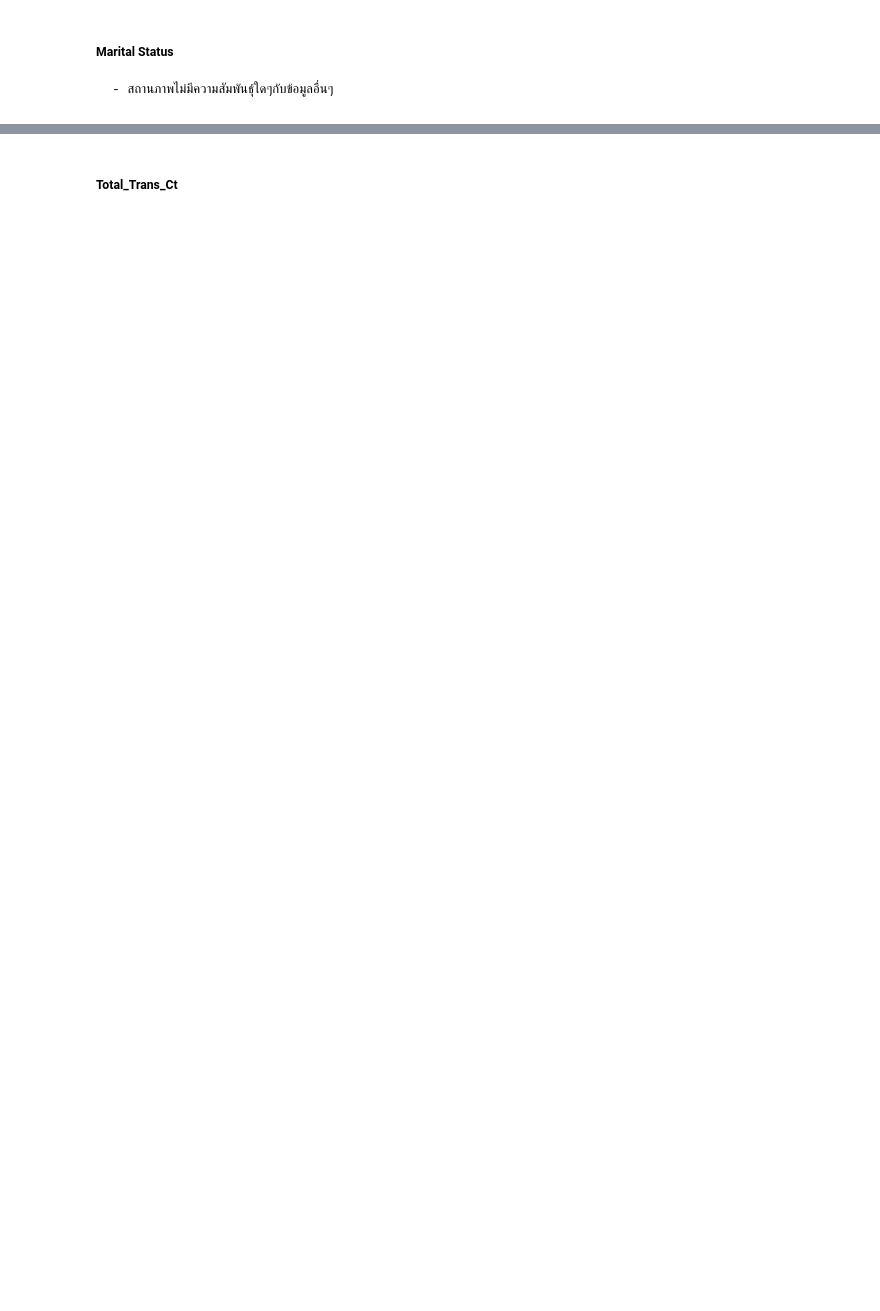
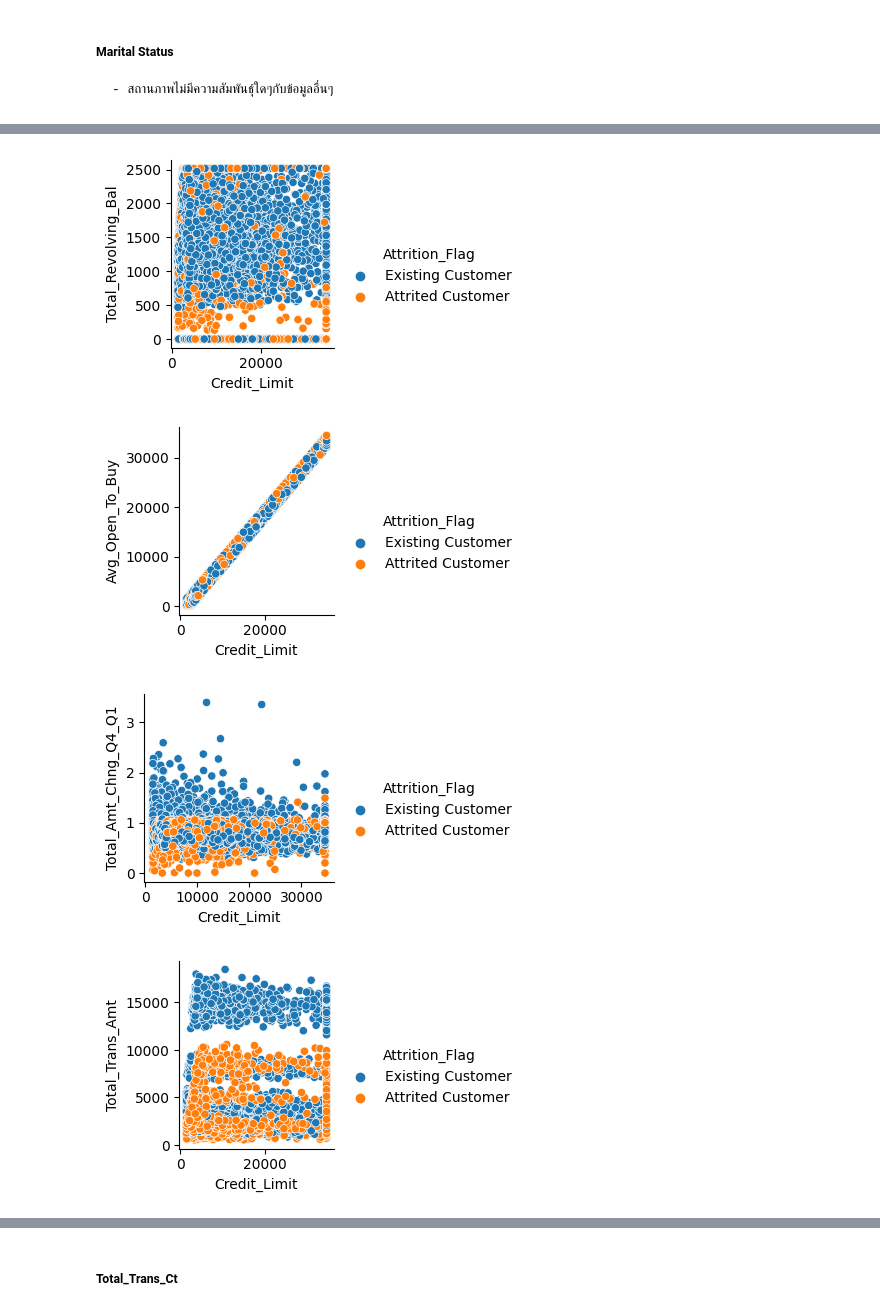
Before and after one commit to thanachart29/Machine-Learning-Class, a Jupyter notebook: hw1/hw1.ipynb, the cells around one changed output, grey strips where cells are left out. Saved outputs shown, nothing was run; the diff lists cells and outputs as text; code cells hidden in the pictures; blank space fills up the shorter version.

```diff
--- a/hw1/hw1.ipynb
+++ b/hw1/hw1.ipynb
@@ -272,0 +224,8 @@ for i in col_name:
+# %%
+for i in num_data_plot:
+    sns.boxplot(data=df, x='Months_Inactive_12_mon', y= i, hue = 'Attrition_Flag')
+    plt.show()
+cat_data_plot.remove('Months_Inactive_12_mon')
+for j in cat_data_plot:
+    sns.countplot(data=df, x=j, hue="Months_Inactive_12_mon")
+    plt.show()
@@ -276,10 +239,0 @@ sns.histplot(data=df, x="Contacts_Count_12_mon", hue="Attrition_Flag", multiple=
-# %%
-col_name = df.drop(['Attrition_Flag', 'Customer_Age', 'Gender', 'Dependent_count', 'Education_Level', 'Marital_Status', 'Income_Category', 'Card_Category', 'Months_on_book', 'Total_Relationship_Count', 'Months_Inactive_12_mon', 'Contacts_Count_12_mon'], axis=1).columns
-plt.figure(figsize = (25,8))
-for i in col_name:
-    sns.pairplot(
-        df,
-        x_vars= i,
-        y_vars=["Contacts_Count_12_mon"],
-        hue = 'Attrition_Flag'
-    )
@@ -287,0 +240,5 @@ for i in col_name:
+# %%
+for i in num_data_plot:
+    sns.boxplot(data=df, x='Contacts_Count_12_mon', y= i, hue = 'Attrition_Flag')
+    plt.show()
+cat_data_plot.remove('Contacts_Count_12_mon')
@@ -302,0 +265,10 @@ for i in col_name:
+# %%
+num_data_plot.remove('Credit_Limit')
+for i in num_data_plot:
+    sns.pairplot(data=df, x_vars='Credit_Limit', y_vars= i, hue = 'Attrition_Flag')
+    plt.show()
+# %% [output]
+[figure, added]
+[figure, added]
+[figure, added]
+[figure, added]
```
Also changed, not shown: parts of 74 cells of this notebook, 9 other files.
